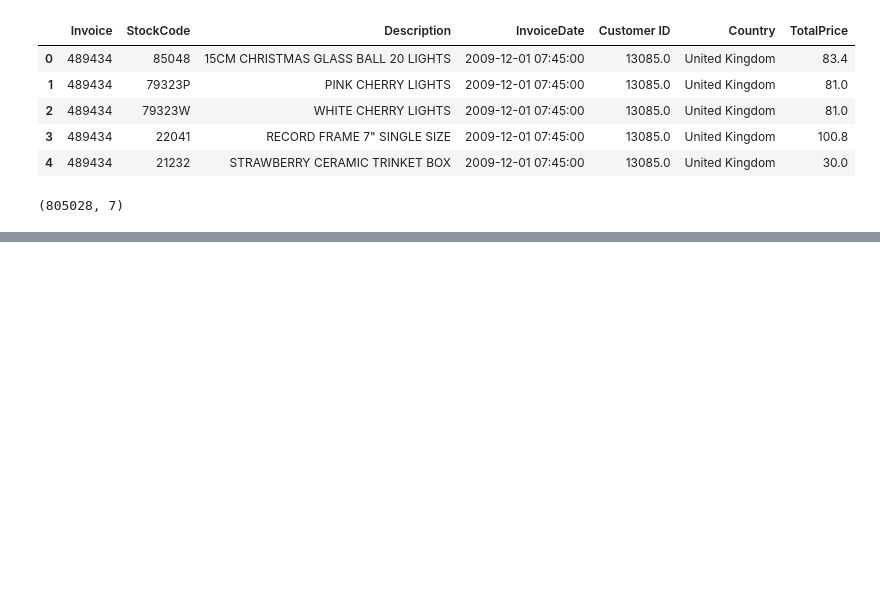
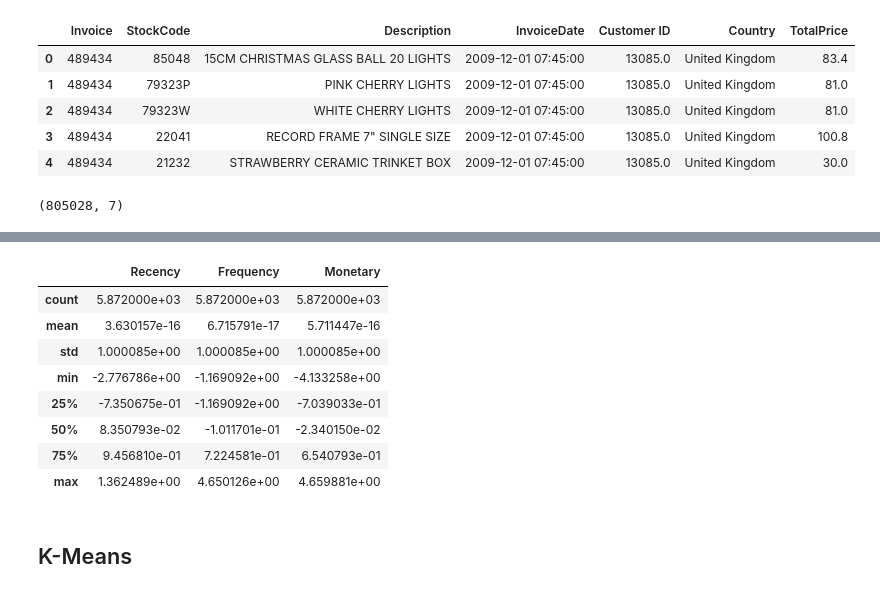
Before and after one commit to ParisRohan/AES-128-bit-Key-size-, a Jupyter notebook: rp-customer-segmentation.ipynb, the cells around one changed output, grey strips where cells are left out. Saved outputs shown, nothing was run; the diff lists cells and outputs as text; code cells hidden in the pictures; blank space fills up the shorter version.

```diff
--- a/rp-customer-segmentation.ipynb
+++ b/rp-customer-segmentation.ipynb
@@ -348,0 +487,5 @@ df_data2.shape
+# %%
+rfm_scaled = rfm.copy(deep=True)
+# %%
+scaler = StandardScaler().fit(rfm_scaled)
+rfm_scaled = scaler.transform(rfm_scaled)
@@ -348,0 +502,14 @@ df_data2.shape
+# %%
+pd.DataFrame(rfm_scaled, columns=rfm.columns).describe()
+# %% [output]
+|  | Recency | Frequency | Monetary |
+| count | 5.872000e+03 | 5.872000e+03 | 5.872000e+03 |
+| mean | 3.630157e-16 | 6.715791e-17 | 5.711447e-16 |
+| std | 1.000085e+00 | 1.000085e+00 | 1.000085e+00 |
+| min | -2.776786e+00 | -1.169092e+00 | -4.133258e+00 |
+| 25% | -7.350675e-01 | -1.169092e+00 | -7.039033e-01 |
+| 50% | 8.350793e-02 | -1.011701e-01 | -2.340150e-02 |
+| 75% | 9.456810e-01 | 7.224581e-01 | 6.540793e-01 |
+| max | 1.362489e+00 | 4.650126e+00 | 4.659881e+00 |
+# %% [markdown]
+## K-Means
```
Also changed, not shown: parts of 19 cells of this notebook.
